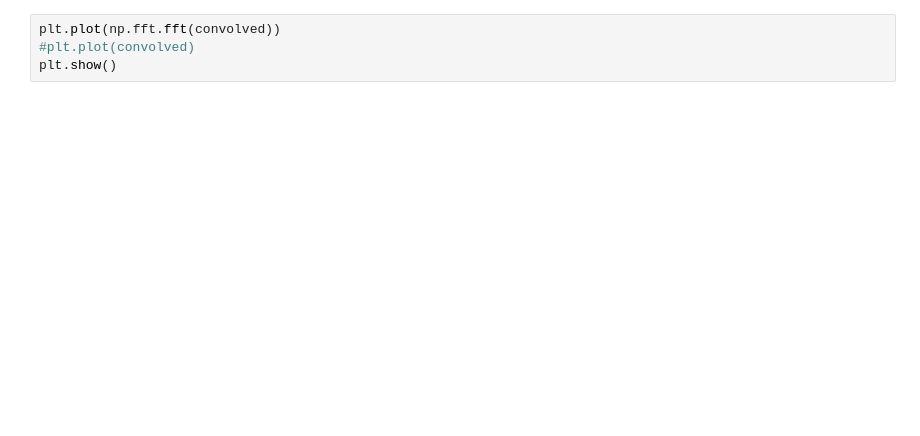
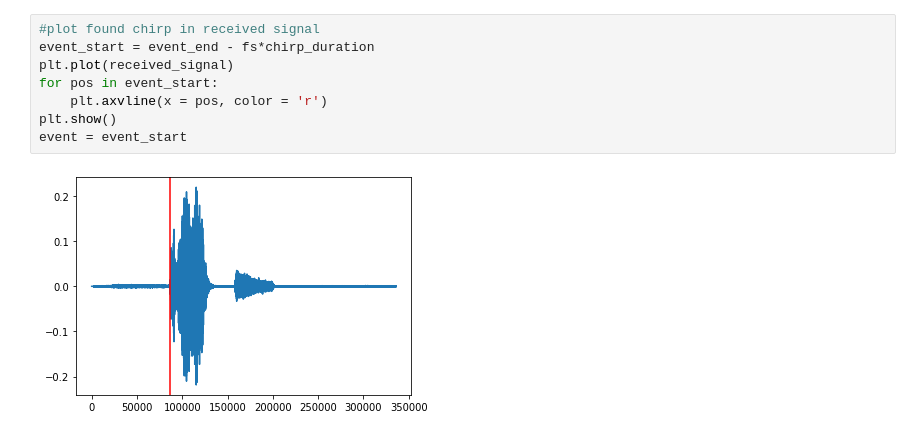
Before and after one commit to Jieying-Chen/IIA_Project_GF3_Group_1, a Jupyter notebook: receiver.ipynb, the cells around one changed output. Cells and saved outputs as stored; diff of their text form; blank space fills up the shorter version.

```diff
--- a/receiver.ipynb
+++ b/receiver.ipynb
@@ -66,4 +73,10 @@ plt.show()
-# %%
-plt.plot(np.fft.fft(convolved))
-#plt.plot(convolved)
-plt.show()
+# %%
+#plot found chirp in received signal
+event_start = event_end - fs*chirp_duration
+plt.plot(received_signal)
+for pos in event_start:
+    plt.axvline(x = pos, color = 'r')
+plt.show()
+event = event_start
+# %% [output]
+[figure, added]
```
Also changed, not shown: parts of 21 cells of this notebook, 18 other files.
